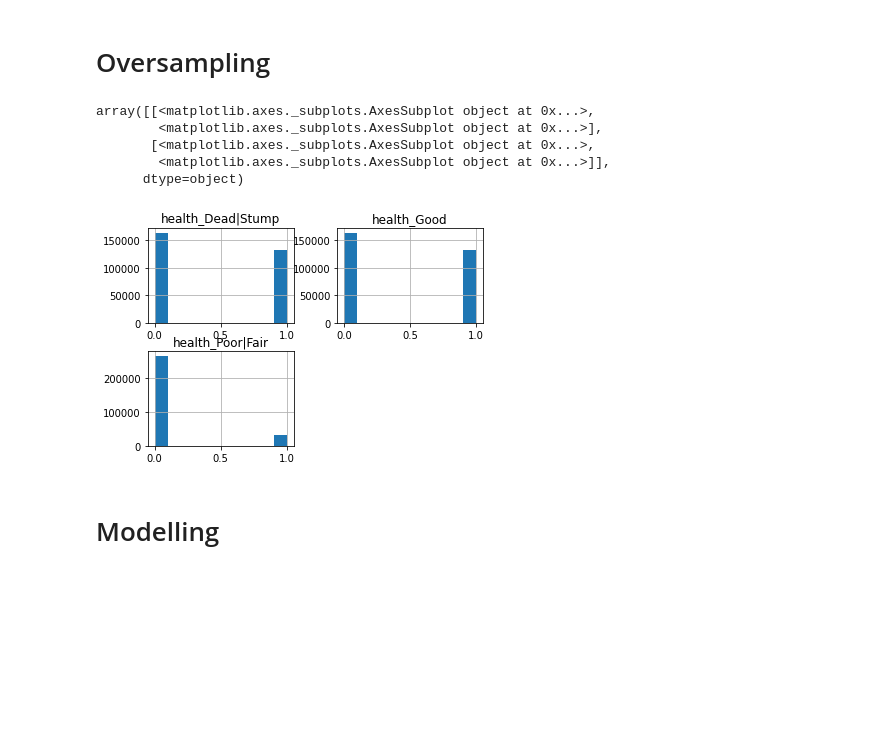
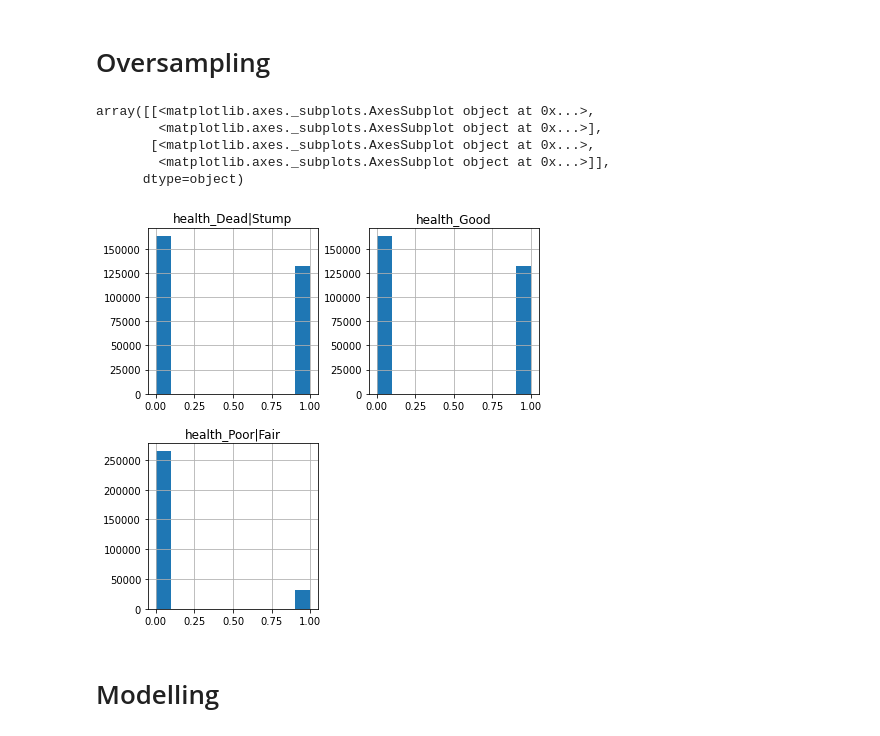
Before and after one commit to lezneklihp/dsend_project_4, a Jupyter notebook: modeling_trees.ipynb, the cells around one changed output. Drawn from its saved outputs; the diff is of its cells as text; code cells hidden in the pictures; blank space fills up the shorter version.

```diff
--- a/modeling_trees.ipynb
+++ b/modeling_trees.ipynb
@@ -28,9 +25,14 @@ df = pd.read_csv('./data/data_preprocessed/features.csv') #, compression='gzip'
 # %% [markdown]
 # Split into training, testing, and validation datasets
 # %%
+# Read in preprocessed data on trees.
+df = pd.read_csv('./data/data_preprocessed/features.csv.gz', compression='gzip')
+
+# Split dataset into features and targets.
 x = df.loc[:, 'steward_Alive':'n_neighbors_two or more neighbors']
 y = df.loc[:, 'health_Dead|Stump':]
 
+# Split features and targets further into training, testing, and validation datasets.
 x_train, x_valid, y_train, y_valid = train_test_split(x,
                                                       y,
                                                       test_size=0.5,
@@ -45,8 +47,8 @@ x_training, x_testing, y_training, y_testing = train_test_split(x_train,
                                                                 shuffle=True,
                                                                 stratify=y_train)
 
-# Check class imbalance of targets.
-y_training.hist()
+# Check distribution of targets for class imbalance.
+y_training.hist(figsize=(7, 7))
 # %% [output]
 array([[<matplotlib.axes._subplots.AxesSubplot object at 0x...>,
         <matplotlib.axes._subplots.AxesSubplot object at 0x...>],
@@ -57,18 +59,22 @@ array([[<matplotlib.axes._subplots.AxesSubplot object at 0x...>,
 # %% [markdown]
 # Oversampling
 # %%
+# Bootstrap the minority classes of the targets, i.e. pick samples of the targets randomly with replacement for
+# each target class that has less samples.
 ros = RandomOverSampler(sampling_strategy='minority', random_state=34)
 
+# Fit and transform the RandomOverSampler with the original training data sets.
 x_training_ros, y_training_ros = ros.fit_resample(x_training.values, y_training.values)
 
-pd.DataFrame(y_training_ros, columns=df.columns[-3:]).hist()
+# Check the targets again for class imbalance.
+pd.DataFrame(y_training_ros, columns=df.columns[-3:]).hist(figsize=(7, 7))
 # %% [output]
 array([[<matplotlib.axes._subplots.AxesSubplot object at 0x...>,
         <matplotlib.axes._subplots.AxesSubplot object at 0x...>],
        [<matplotlib.axes._subplots.AxesSubplot object at 0x...>,
         <matplotlib.axes._subplots.AxesSubplot object at 0x...>]],
       dtype=object)
-[figure, old version]
+[figure, new version]
 # %% [markdown]
 # Modelling
 # %%
```
Also changed, not shown: parts of 24 cells of this notebook.
